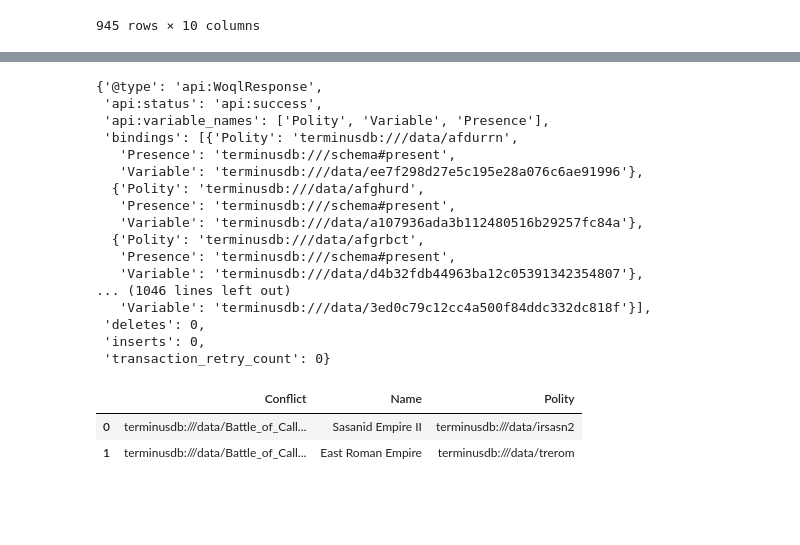
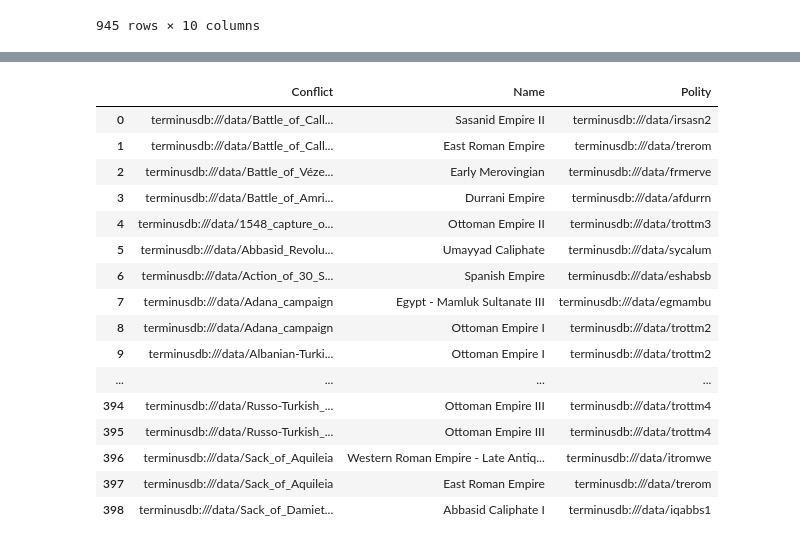
Before and after one commit to terminusdb-labs/dbpedia-hackathon-autumn-2020, a Jupyter notebook: Viz.ipynb, the cells around one changed output, grey strips where cells are left out. Drawn from its saved outputs; the diff is of its cells as text; code cells hidden in the pictures; blank space fills up the shorter version.

```diff
--- a/Viz.ipynb
+++ b/Viz.ipynb
@@ -128,36 +90,30 @@ woqlGraphConfig.node("v:Conflict").color([255,0,0]);
-# %%
-WQ().woql_and(
- WQ().triple("v:Polity", "professional_soldiers", "v:Variable"),
- WQ().triple("v:Variable", "epistemicState", "v:Presence")).execute(client)
-# %% [output]
-{'@type': 'api:WoqlResponse',
- 'api:status': 'api:success',
- 'api:variable_names': ['Polity', 'Variable', 'Presence'],
- 'bindings': [{'Polity': 'terminusdb:///data/afdurrn',
-   'Presence': 'terminusdb:///schema#present',
-   'Variable': 'terminusdb:///data/ee7f298d27e5c195e28a076c6ae91996'},
-  {'Polity': 'terminusdb:///data/afghurd',
-   'Presence': 'terminusdb:///schema#present',
-   'Variable': 'terminusdb:///data/a107936ada3b112480516b29257fc84a'},
-  {'Polity': 'terminusdb:///data/afgrbct',
-   'Presence': 'terminusdb:///schema#present',
-   'Variable': 'terminusdb:///data/d4b32fdb44963ba12c05391342354807'},
-... (1046 lines left out)
-   'Variable': 'terminusdb:///data/3ed0c79c12cc4a500f84ddc332dc818f'}],
- 'deletes': 0,
- 'inserts': 0,
- 'transaction_retry_count': 0}
 # %%
 conflict = "conflict"
 seshat_result = (WQ().woql_and(
         WQ().triple("v:Conflict", "type", "scm:Battle"),
         WQ().triple("v:Conflict", "scm:belligerent", "v:Polity"),
         WQ().triple("v:Polity", "type", "scm:Polity"),
         WQ().triple("v:Polity", "label", "v:Name")
         )
      ).execute(client)
-WDF.result_to_df(seshat_result)
+df = WDF.result_to_df(seshat_result)
+pandas.set_option('display.max_rows', df.shape[0]+1)
+df
 # %% [output]
 |  | Conflict | Name | Polity |
 | 0 | terminusdb:///data/Battle_of_Call... | Sasanid Empire II | terminusdb:///data/irsasn2 |
 | 1 | terminusdb:///data/Battle_of_Call... | East Roman Empire | terminusdb:///data/trerom |
+| 2 | terminusdb:///data/Battle_of_Véze... | Early Merovingian | terminusdb:///data/frmerve |
+| 3 | terminusdb:///data/Battle_of_Amri... | Durrani Empire | terminusdb:///data/afdurrn |
+| 4 | terminusdb:///data/1548_capture_o... | Ottoman Empire II | terminusdb:///data/trottm3 |
+| 5 | terminusdb:///data/Abbasid_Revolu... | Umayyad Caliphate | terminusdb:///data/sycalum |
+| 6 | terminusdb:///data/Action_of_30_S... | Spanish Empire | terminusdb:///data/eshabsb |
+| 7 | terminusdb:///data/Adana_campaign | Egypt - Mamluk Sultanate III | terminusdb:///data/egmambu |
+| 8 | terminusdb:///data/Adana_campaign | Ottoman Empire I | terminusdb:///data/trottm2 |
+| 9 | terminusdb:///data/Albanian-Turki... | Ottoman Empire I | terminusdb:///data/trottm2 |
+| ... | ... | ... | ... |
+| 394 | terminusdb:///data/Russo-Turkish_... | Ottoman Empire III | terminusdb:///data/trottm4 |
+| 395 | terminusdb:///data/Russo-Turkish_... | Ottoman Empire III | terminusdb:///data/trottm4 |
+| 396 | terminusdb:///data/Sack_of_Aquileia | Western Roman Empire - Late Antiq... | terminusdb:///data/itromwe |
+| 397 | terminusdb:///data/Sack_of_Aquileia | East Roman Empire | terminusdb:///data/trerom |
+| 398 | terminusdb:///data/Sack_of_Damiet... | Abbasid Caliphate I | terminusdb:///data/iqabbs1 |
```
Also changed, not shown: parts of 8 cells of this notebook, 1 other file.
